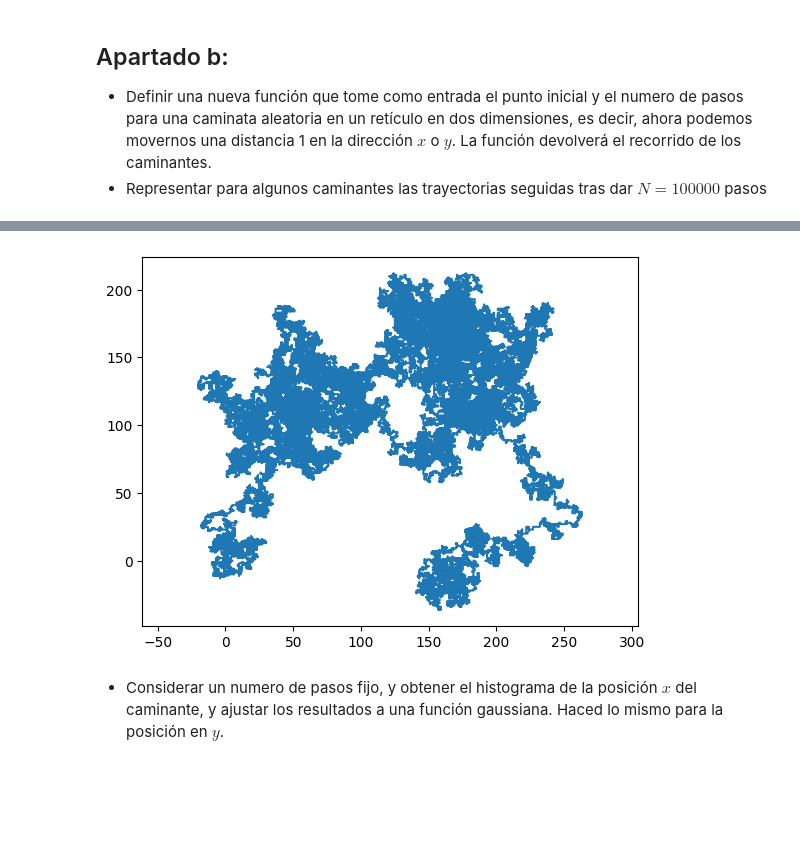
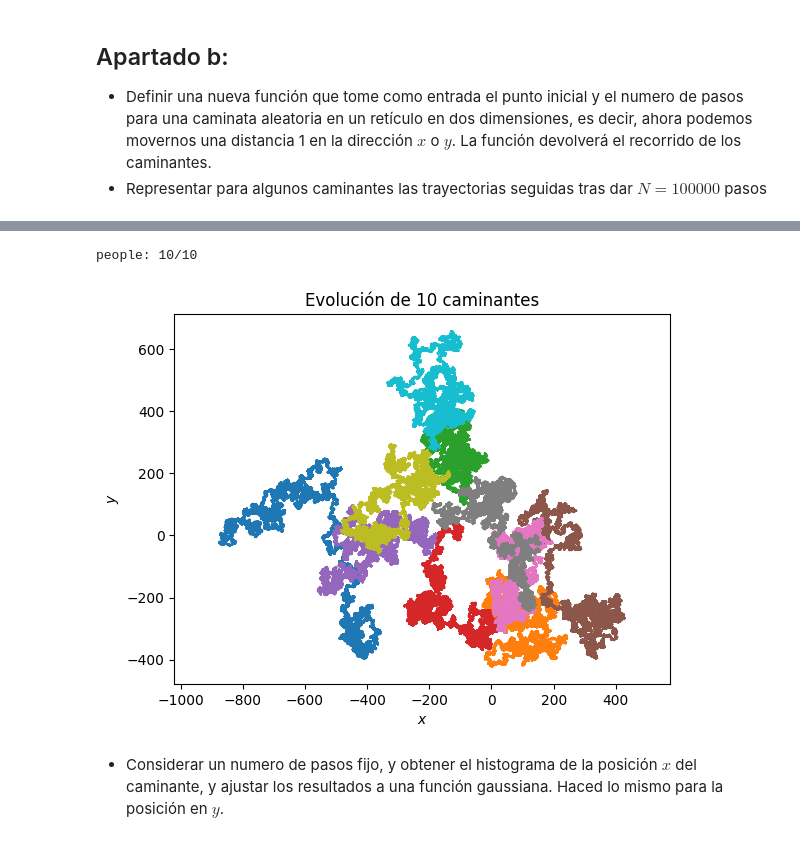
Before and after one commit to guillediaaazz/fiscomp-practices, a Jupyter notebook: P3/Reset_RW-enunciados.ipynb, the cells around one changed output, grey strips where cells are left out. Cells and saved outputs as stored; diff of their text form; code cells hidden in the pictures; blank space fills up the shorter version.

Commit message:
N caminantes en 2D

```diff
--- a/P3/Reset_RW-enunciados.ipynb
+++ b/P3/Reset_RW-enunciados.ipynb
@@ -136,17 +136,34 @@ def randomWalk2D(x0, y0, steps) -> tuple[ndarray, ndarray]:
             y[i+1] = y[i] + (-1)**randint(0,2)
     return x, y
 
-def randomWalk2DRepeat(people, start): # this is a terrible name
-    # TODO (MQ): change the start multi-tuple parameter for simply an array for x and y start positions
-    initPos = zeros([people,2], int)
+def randomWalk2DRepeat(x0, y0, steps) -> ndarray: # this is a terrible name
+    people = x0.size
+    # initPos = zeros([people,2], int)
+    # for i in range(people):
+    #     initPos[i,0] = x0[i]
+    #     initPos[i,1] = y0[i]
+
+    moves = zeros([people,2,steps])
     for i in range(people):
-        initPos[i,:] = (*start)[:]
+        x, y = randomWalk2D(x0[i], y0[i], steps)
+        moves[i,0,:] = x
+        moves[i,1,:] = y
+        print(f'people: {i+1}/{people}', end='\r')
+    return moves
 
+def plotWalk2D(moves):
+    for i in range(moves.shape[0]):
+        plot(moves[i,0,:],moves[i,1,:])
+    xlabel('$x$')
+    ylabel('$y$')
+    title(f'Evolución de {moves.shape[0]} caminantes')
+    axis('equal')
+    show()
 
-    x = zeros([people,steps], int)
-    for i in range(people):
-        i
-    return None
+def randomPosInit(people: int, lim: int) -> tuple[ndarray, ndarray]:
+    x0 = randint(-lim, lim+1, people)
+    y0 = randint(-lim, lim+1, people)
+    return x0, y0
 # %%
 steps = 100000
 x, y = randomWalk2D(200,200,steps)
@@ -158,21 +175,12 @@ IndexError: index 1 is out of bounds for axis 0 with size 1
-# %%
-x = [0]
-y = [0]
-steps = 100000
-
-for i in range(steps):
-    if randint(0,2) == 0:
-        x.append(x[-1] + (-1)**randint(0,2))
-        y.append(y[-1])
-    else:
-        x.append(x[-1])
-        y.append(y[-1] + (-1)**randint(0,2))
-
-plot(x,y)
-axis('equal')
-show()
-# %% [output]
-[figure, removed]
+# %%
+steps = 100000
+x0, y0 = randomPosInit(10, 400)
+moves = randomWalk2DRepeat(x0, y0, steps)
+
+plotWalk2D(moves)
+# %% [output]
+people: 10/10
+[figure, added]
 # %% [markdown]
 - Considerar un numero de pasos fijo, y obtener el histograma de la posición $x$ del caminante, y ajustar los resultados a una función gaussiana. Haced lo mismo para la posición en $y$.
 # %% [markdown]
```
Also changed, not shown: parts of 6 cells of this notebook.
